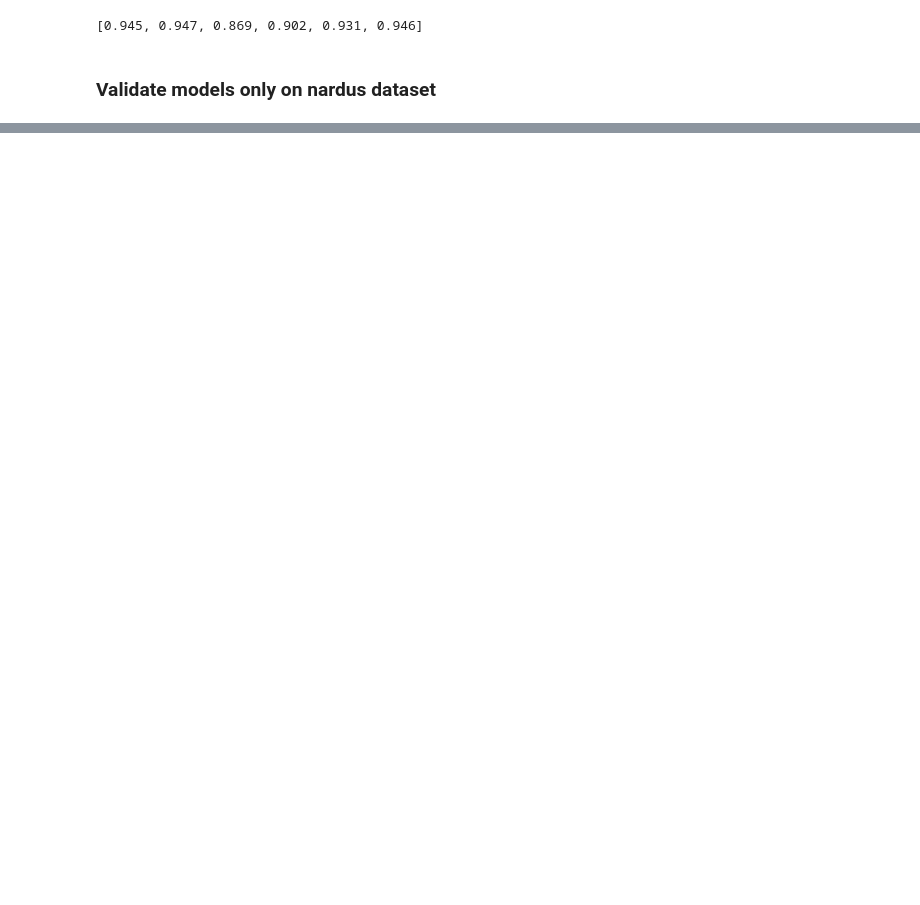
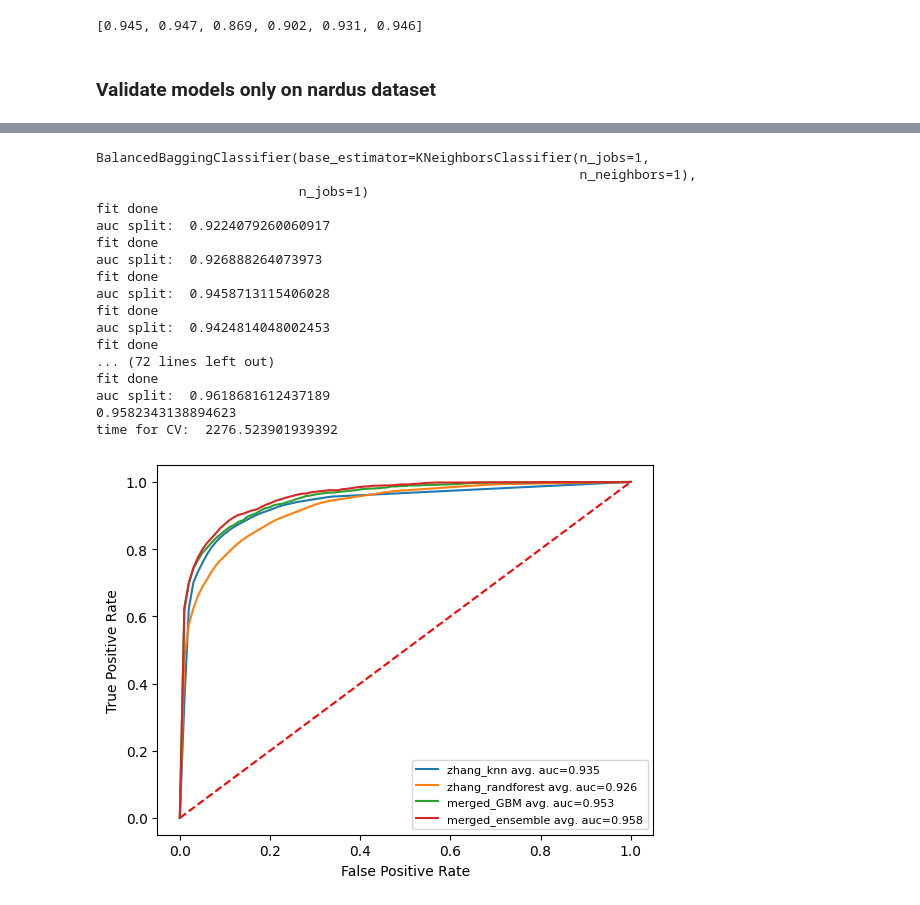
Before and after one commit to 25benjaminli/zoonotic-prediction, a Jupyter notebook: train_and_vis/models.ipynb, the cells around one changed output, grey strips where cells are left out. Saved outputs shown, nothing was run; the diff lists cells and outputs as text; code cells hidden in the pictures; blank space fills up the shorter version.

```diff
--- a/train_and_vis/models.ipynb
+++ b/train_and_vis/models.ipynb
@@ -495,0 +735,25 @@ for modelName in models:
+# %%
+ds = datasets['merged'][f'normalized-4']
+X = pd.concat([ds['X_train'], ds['X_test']], axis=0)
+Y = np.concatenate([ds['y_train'], ds['y_test']], axis=0)
+
+validation_utils.draw_avg_roc_multiple(bestandworst, X, Y)
+# %% [output]
+BalancedBaggingClassifier(base_estimator=KNeighborsClassifier(n_jobs=1,
+                                                              n_neighbors=1),
+                          n_jobs=1)
+fit done
+auc split:  0.9224079260060917
+fit done
+auc split:  0.926888264073973
+fit done
+auc split:  0.9458713115406028
+fit done
+auc split:  0.9424814048002453
+fit done
+... (72 lines left out)
+fit done
+auc split:  0.9618681612437189
+0.9582343138894623
+time for CV:  2276.523901939392
+[figure, added]
```
Also changed, not shown: parts of 37 cells of this notebook, 19 other files.
